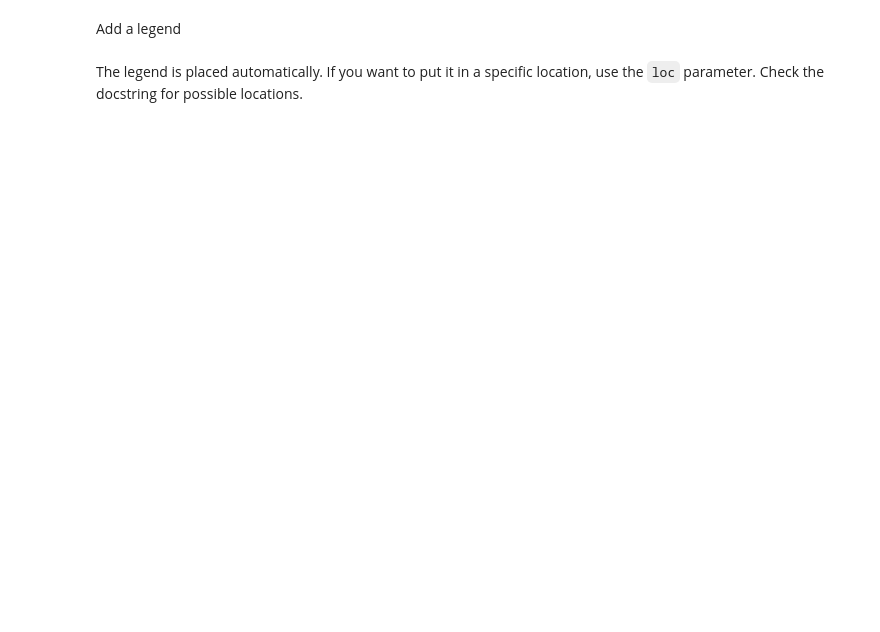
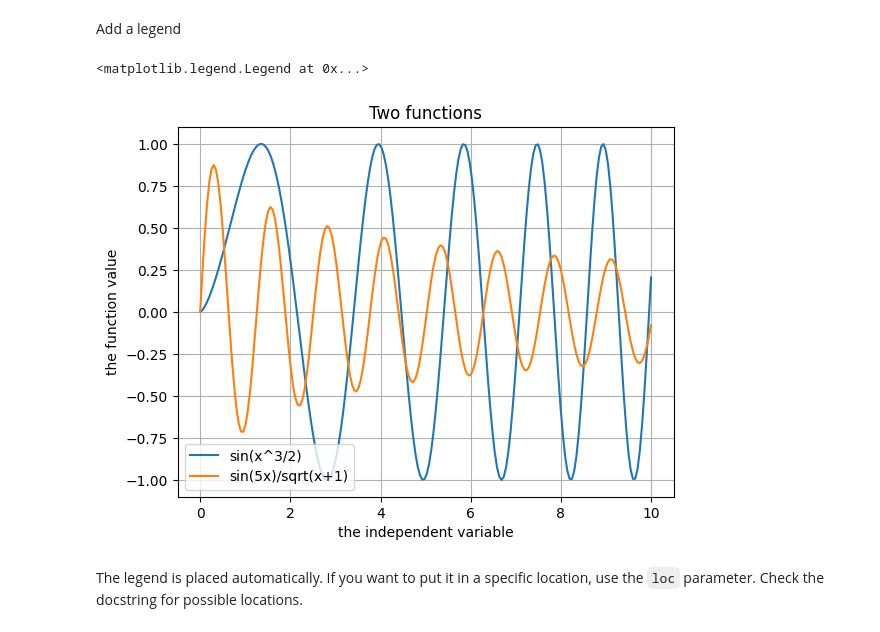
Before and after one commit to mkozturk/AI111, a Jupyter notebook: Lec 12 - matplotlib 1 - Line plots, elements of a plot.ipynb, the cells around one changed output. Saved outputs shown, nothing was run; the diff lists cells and outputs as text; code cells hidden in the pictures; blank space fills up the shorter version.

```diff
--- a/Lec 12 - matplotlib 1 - Line plots, elements of a plot.ipynb
+++ b/Lec 12 - matplotlib 1 - Line plots, elements of a plot.ipynb
@@ -89,15 +93,18 @@ plt.plot(x, np.sin(5*x)/np.sqrt(x+1));
 # %% [markdown]
 Add a legend
 # %%
-plt.figure(figsize=(12,5))
 plt.xlabel("the independent variable")
 plt.ylabel("the function value")
 plt.title("Two functions")
 plt.grid(True)
 
-plt.plot(x, y)
-plt.plot(x, np.sin(5*x)/np.sqrt(x+1));
-pl.legend(["sin(x^3/2)", "sin(5x)/sqrt(x+1)"]);
+plt.plot(x, y, label="sin(x^3/2)")
+plt.plot(x, np.sin(5*x)/np.sqrt(x+1), label="sin(5x)/sqrt(x+1)");
+#plt.legend(["sin(x^3/2)", "sin(5x)/sqrt(x+1)"]);
+plt.legend()
+# %% [output]
+<matplotlib.legend.Legend at 0x...>
+[figure, added]
 # %% [markdown]
 The legend is placed automatically. If you want to put it in a specific location, use the `loc` parameter. Check the docstring for possible locations.
 # %%
```
Also changed, not shown: parts of 13 cells of this notebook, 3 other files.
